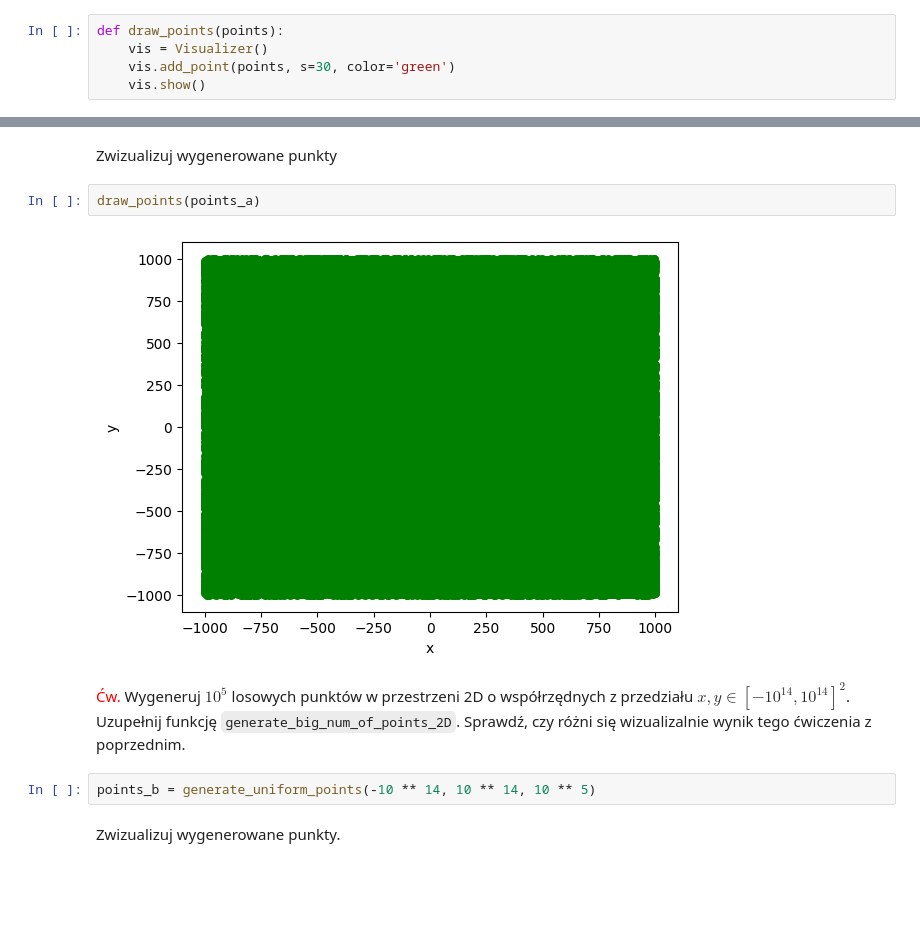
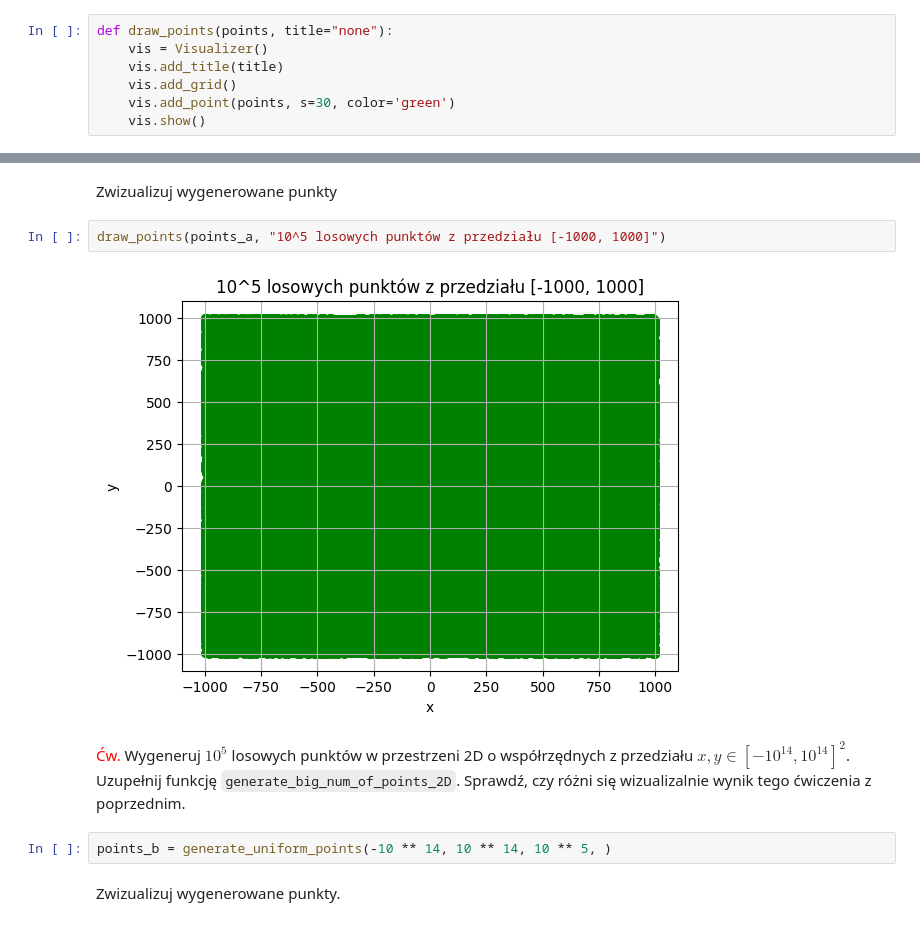
Before and after one commit to radoslawrolka/Geometric_Algorithms, a Jupyter notebook: lab1/main.ipynb, the cells around one changed output, grey strips where cells are left out. Saved outputs shown, nothing was run; the diff lists cells and outputs as text; blank space fills up the shorter version.

````diff
--- a/lab1/main.ipynb
+++ b/lab1/main.ipynb
@@ -9,8 +9,10 @@ from bitalg.visualizer.main import Visualizer
 # %% [markdown]
 # Przydatne funkcje
 # %%
-def draw_points(points):
+def draw_points(points, title="none"):
     vis = Visualizer()
+    vis.add_title(title)
+    vis.add_grid()
     vis.add_point(points, s=30, color='green')
     vis.show()
 # %%
@@ -59,13 +63,13 @@ def generate_uniform_points(left, right, n = 10 ** 5):
 points_a = generate_uniform_points(-1000, 1000, 10 ** 5)
 # %% [markdown]
 Zwizualizuj wygenerowane punkty
-# %%
-draw_points(points_a)
-# %% [output]
-[figure, removed]
+# %%
+draw_points(points_a, "10^5 losowych punktów z przedziału [-1000, 1000]")
+# %% [output]
+[figure, added]
 # %% [markdown]
 <span style="color:red">Ćw.</span> Wygeneruj $10^5$ losowych punktów w przestrzeni 2D o współrzędnych z przedziału $ x, y \in \left[-10^{14},10^{14}\right]^{2}$. Uzupełnij funkcję ```generate_big_num_of_points_2D```. Sprawdź, czy różni się wizualizalnie wynik tego ćwiczenia z poprzednim.
 # %%
-points_b = generate_uniform_points(-10 ** 14, 10 ** 14, 10 ** 5)
+points_b = generate_uniform_points(-10 ** 14, 10 ** 14, 10 ** 5, )
 # %% [markdown]
 Zwizualizuj wygenerowane punkty.
````
Also changed, not shown: parts of 18 cells of this notebook, 1 other file.
